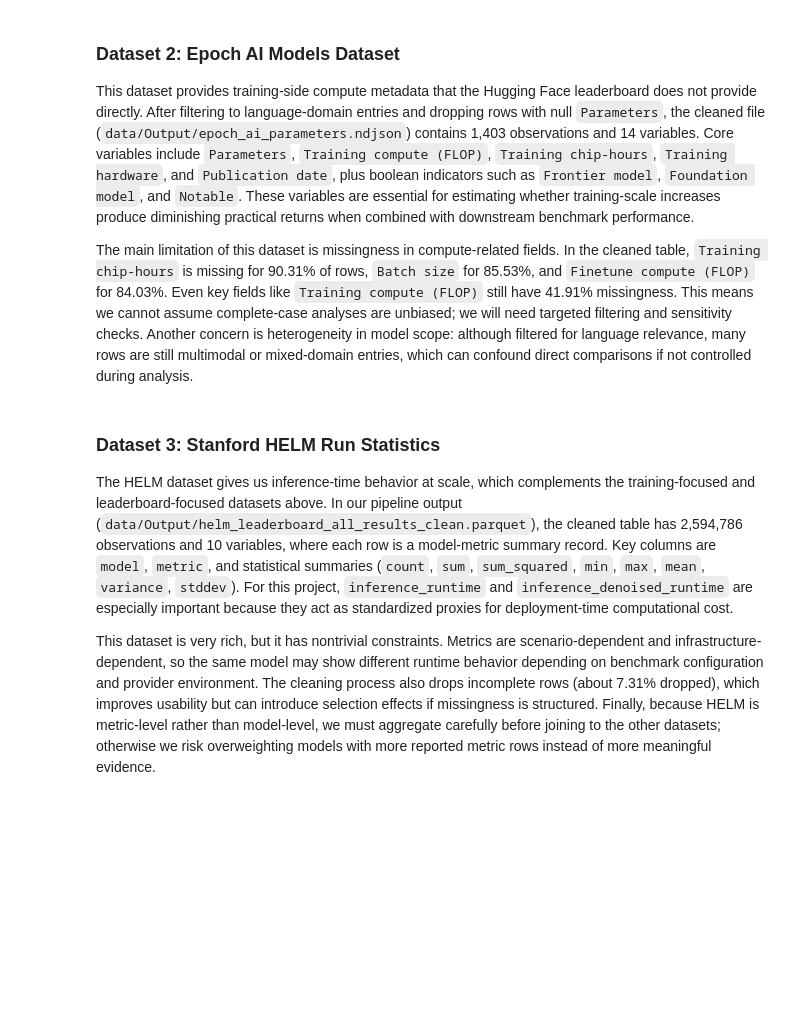
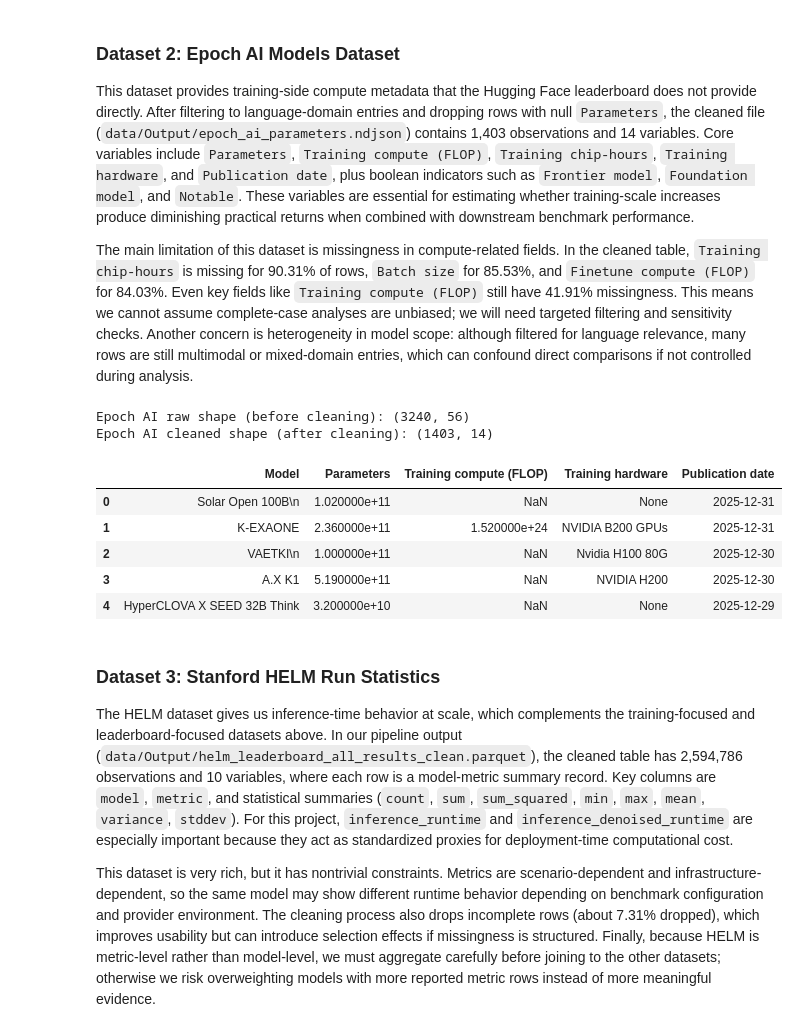
Before and after one commit to COGS108/Group090_WI26, a Jupyter notebook: 01-DataCheckpoint.ipynb, the cells around one changed output. Drawn from its saved outputs; the diff is of its cells as text; code cells hidden in the pictures; blank space fills up the shorter version.

Commit message:
Running Code Cells for Outputs

```diff
--- a/01-DataCheckpoint.ipynb
+++ b/01-DataCheckpoint.ipynb
@@ -201,6 +184,7 @@ The main limitation of this dataset is missingness in compute-related fields. In
 # %%
 import polars as pl
 import os
+import pandas as pd
 
 # Directories need closing slashes /
 generate_files = False
@@ -209,7 +193,7 @@ temp_dir = "./data/temp/"
 output_dir = "./data/Output/"
 
 # Reads epoch.ai data, defines schema for columns
-epoch = pl.scan_csv(src, schema_overrides={
+epoch_raw = pl.read_csv(src, schema_overrides={
     "Batch size":pl.Float64,
     "Finetune compute (FLOP)":pl.Float64,
     "Last modified":pl.Datetime,
@@ -221,6 +205,8 @@ epoch = pl.scan_csv(src, schema_overrides={
 
 
 })
+print(f"Epoch AI raw shape (before cleaning): {epoch_raw.shape}")
+epoch = epoch_raw.lazy()
 
 # Filter epoch.ai data for only language models
 epoch = epoch.filter(pl.col("Domain").str.contains("Language"))
@@ -274,35 +260,46 @@ epoch = epoch.drop([
     "Parameters notes",
     "Possibly over 1e23 FLOP", # duplicate data? Is a Bool
     "Training code accessibility", # could compare open-source to closed-source models?
     "Training compute lower bound", # unknown how many have this var
     "Training compute upper bound", # same as lower bound
     "Training power draw (W)", # No unit given, if we can determine.
     "Training time (hours)", # No metric
 
 ])
 
 # Variable specific changes
 epoch = epoch.with_columns(pl.col("Training dataset size (total)").str.split(",").list.first().cast(pl.Float64))
 epoch = epoch.with_columns(pl.col("Frontier model").is_not_null())
 epoch = epoch.with_columns(pl.col("Foundation model").is_not_null())
 
 
 # Generate files for each column (if generate_files = True)
 if generate_files:
     for cols in epoch.drop(pl.col("Model")).collect().columns:
         epoch.select([cols, "Model"]).unique().sort(by=cols).sink_ndjson(f"{temp_dir}epoch_data_{cols}.ndjson")
 
 
 # Drop nulls in "Parameters"
 epoch = epoch.drop_nulls(pl.col(["Parameters"]))
 
 
 # Export
 epoch.sink_ndjson(f"{output_dir}epoch_ai_parameters.ndjson")
 
-hf_df = pd.read_json("data/Output/hf_parameters_co2.ndjson", lines=True)
+epoch_df = pd.read_json("data/Output/epoch_ai_parameters.ndjson", lines=True)
+print(f"Epoch AI cleaned shape (after cleaning): {epoch_df.shape}")
 
-epoch_df = pd.read_json("data/Output/epoch_ai_parameters.ndjson", lines=True)
+epoch_key_cols = ["Model", "Parameters", "Training compute (FLOP)", "Training hardware", "Publication date"]
+epoch_df[epoch_key_cols].head()
+# %% [output]
+Epoch AI raw shape (before cleaning): (3240, 56)
+Epoch AI cleaned shape (after cleaning): (1403, 14)
+|  | Model | Parameters | Training compute (FLOP) | Training hardware | Publication date |
+| 0 | Solar Open 100B\n | 1.020000e+11 | NaN | None | 2025-12-31 |
+| 1 | K-EXAONE | 2.360000e+11 | 1.520000e+24 | NVIDIA B200 GPUs | 2025-12-31 |
+| 2 | VAETKI\n | 1.000000e+11 | NaN | Nvidia H100 80G | 2025-12-30 |
+| 3 | A.X K1 | 5.190000e+11 | NaN | NVIDIA H200 | 2025-12-30 |
+| 4 | HyperCLOVA X SEED 32B Think | 3.200000e+10 | NaN | None | 2025-12-29 |
 # %% [markdown]
 ### Dataset 3: Stanford HELM Run Statistics
 
```
Also changed, not shown: parts of 5 cells of this notebook.
